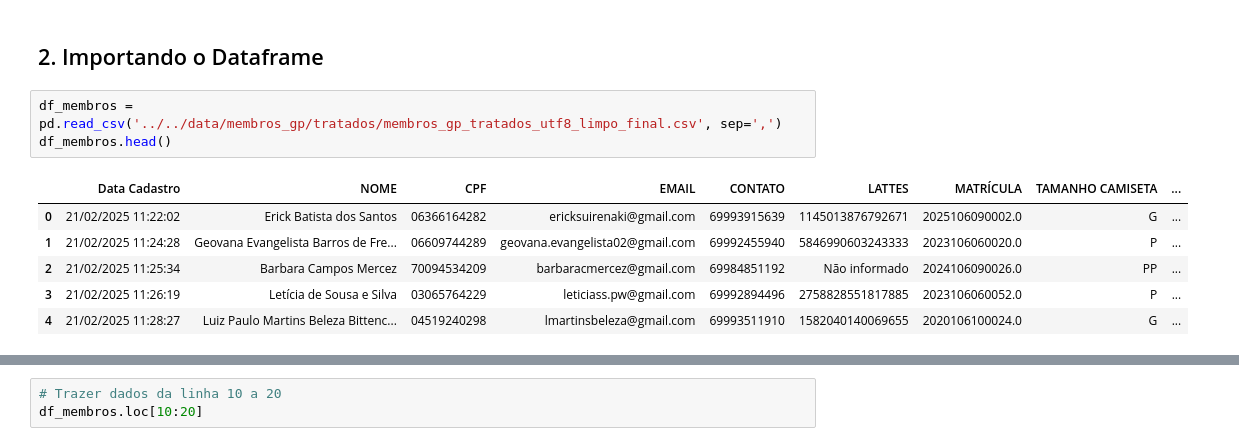
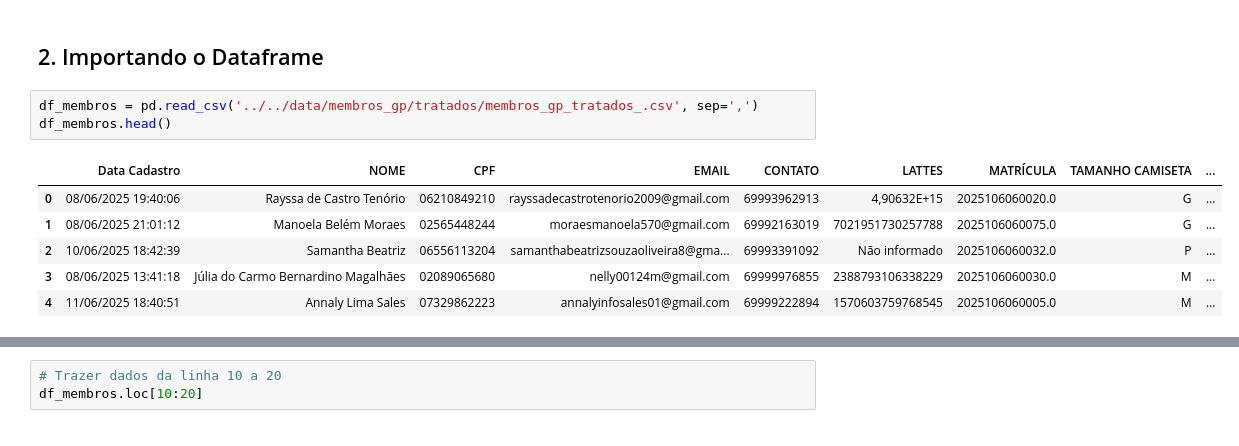
Before and after one commit to igp-conect/gp_app_dev, a Jupyter notebook: notebooks/membros/membros_gp.ipynb, the cells around one changed output, grey strips where cells are left out. Cells and saved outputs as stored; diff of their text form.

Commit message:
atualização dos membros, dados e atributos. Projeto ainda funcionando apenas com dataframe local

```diff
--- a/notebooks/membros/membros_gp.ipynb
+++ b/notebooks/membros/membros_gp.ipynb
@@ -8,15 +8,15 @@ import pandas as pd
 # %% [markdown]
 ## 2. Importando o Dataframe
 # %%
-df_membros = pd.read_csv('../../data/membros_gp/tratados/membros_gp_tratados_utf8_limpo_final.csv', sep=',')
+df_membros = pd.read_csv('../../data/membros_gp/tratados/membros_gp_tratados_.csv', sep=',')
 df_membros.head()
 # %% [output]
 |  | Data Cadastro | NOME | CPF | EMAIL | CONTATO | LATTES | MATRÍCULA | TAMANHO CAMISETA | ... |
-| 0 | 21/02/2025 11:22:02 | Erick Batista dos Santos | 06366164282 | ericksuirenaki@gmail.com | 69993915639 | 1145013876792671 | 2025106090002.0 | G | ... |
-| 1 | 21/02/2025 11:24:28 | Geovana Evangelista Barros de Fre... | 06609744289 | geovana.evangelista02@gmail.com | 69992455940 | 5846990603243333 | 2023106060020.0 | P | ... |
-| 2 | 21/02/2025 11:25:34 | Barbara Campos Mercez | 70094534209 | barbaracmercez@gmail.com | 69984851192 | Não informado | 2024106090026.0 | PP | ... |
-| 3 | 21/02/2025 11:26:19 | Letícia de Sousa e Silva | 03065764229 | leticiass.pw@gmail.com | 69992894496 | 2758828551817885 | 2023106060052.0 | P | ... |
-| 4 | 21/02/2025 11:28:27 | Luiz Paulo Martins Beleza Bittenc... | 04519240298 | lmartinsbeleza@gmail.com | 69993511910 | 1582040140069655 | 2020106100024.0 | G | ... |
+| 0 | 08/06/2025 19:40:06 | Rayssa de Castro Tenório | 06210849210 | rayssadecastrotenorio2009@gmail.com | 69993962913 | 4,90632E+15 | 2025106060020.0 | G | ... |
+| 1 | 08/06/2025 21:01:12 | Manoela Belém Moraes | 02565448244 | moraesmanoela570@gmail.com | 69992163019 | 7021951730257788 | 2025106060075.0 | G | ... |
+| 2 | 10/06/2025 18:42:39 | Samantha Beatriz | 06556113204 | samanthabeatrizsouzaoliveira8@gma... | 69993391092 | Não informado | 2025106060032.0 | P | ... |
+| 3 | 08/06/2025 13:41:18 | Júlia do Carmo Bernardino Magalhães | 02089065680 | nelly00124m@gmail.com | 69999976855 | 2388793106338229 | 2025106060030.0 | M | ... |
+| 4 | 11/06/2025 18:40:51 | Annaly Lima Sales | 07329862223 | annalyinfosales01@gmail.com | 69999222894 | 1570603759768545 | 2025106060005.0 | M | ... |
 # %%
 # Verificando a quantidade de membros
 print(f'Quantidade de membros: {len(df_membros)}')
```
Also changed, not shown: parts of 2 cells of this notebook, 5 other files.
